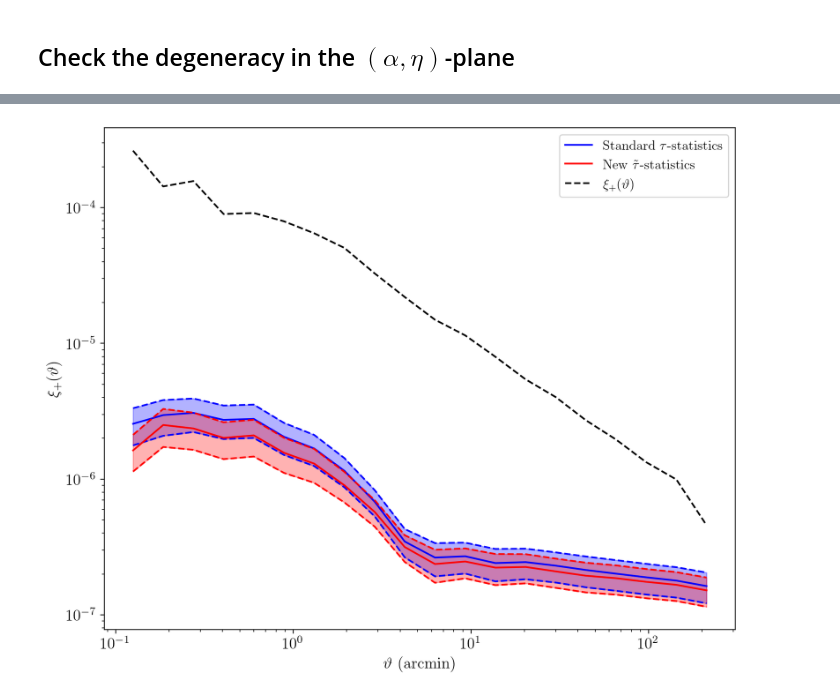
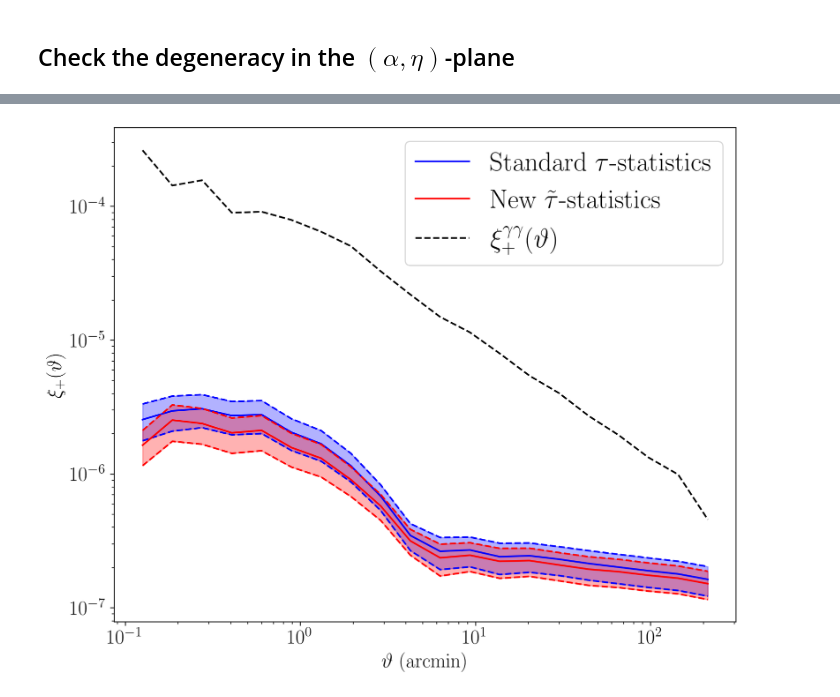
Before and after one commit to sachaguer/tau_stats_paper, a Jupyter notebook: shear_scalar_correlator.ipynb, the cells around one changed output, grey strips where cells are left out. Cells and saved outputs as stored; diff of their text form; code cells hidden in the pictures.

```diff
--- a/shear_scalar_correlator.ipynb
+++ b/shear_scalar_correlator.ipynb
@@ -482,31 +490,34 @@ for sample in samples_new:
 # %%
 plt.figure()
 
 mean_xi_sys_old = np.mean(xi_sys_old, axis=0)
 mean_xi_sys_new = np.mean(xi_sys_new, axis=0)
 
 percentiles_xi_sys_old = np.percentile(xi_sys_old, [16, 84], axis=0)
 percentiles_xi_sys_new = np.percentile(xi_sys_new, [16, 84], axis=0)
 
 plt.plot(tau_stats['theta'], mean_xi_sys_old, color='blue', label=r'Standard $\tau$-statistics')
 plt.plot(tau_stats['theta'], percentiles_xi_sys_old[0], c='b', ls='--')
 plt.plot(tau_stats['theta'], percentiles_xi_sys_old[1], c='b', ls='--')
 plt.fill_between(tau_stats['theta'], percentiles_xi_sys_old[0], percentiles_xi_sys_old[1], color='blue', alpha=0.3)
 plt.plot(tau_stats['theta'], mean_xi_sys_new, color='red', label=r'New $\tilde \tau$-statistics')
 plt.plot(tau_stats['theta'], percentiles_xi_sys_new[0], c='r', ls='--')
 plt.plot(tau_stats['theta'], percentiles_xi_sys_new[1], c='r', ls='--')
 plt.fill_between(tau_stats['theta'], percentiles_xi_sys_new[0], percentiles_xi_sys_new[1], color='red', alpha=0.3)
 
 xi_p_old = fits.getdata('/home/guerrini/sp_validation/notebooks/cosmo_val/output/xi_plus_SP_v1.3_LFmask_8k.fits')
 
-plt.plot(xi_p_old['ANG'], xi_p_old['VALUE'], color='black', ls='--', label=r'$\xi_+(\vartheta)$')
+plt.plot(xi_p_old['ANG'], xi_p_old['VALUE'], color='black', ls='--', label=r'$\xi^{\gamma \gamma}_+(\vartheta)$')
 
 
 plt.xscale('log')
 plt.yscale('log')
-plt.xlabel(r'$\vartheta$ (arcmin)')
-plt.ylabel(r'$\xi_+(\vartheta)$')
-plt.legend()
+plt.xlabel(r'$\vartheta$ (arcmin)', fontsize=18)
+plt.ylabel(r'$\xi_+(\vartheta)$', fontsize=18)
+plt.xticks(fontsize=18)
+plt.yticks(fontsize=18)
+plt.legend(fontsize=24)
+plt.savefig("Plots/xi_sys_new_tau.png", dpi=600, bbox_inches='tight')
 plt.show()
 # %% [output]
-[figure, old version]
+[figure, new version]
```
Also changed, not shown: parts of 5 cells of this notebook, 24 other files.
